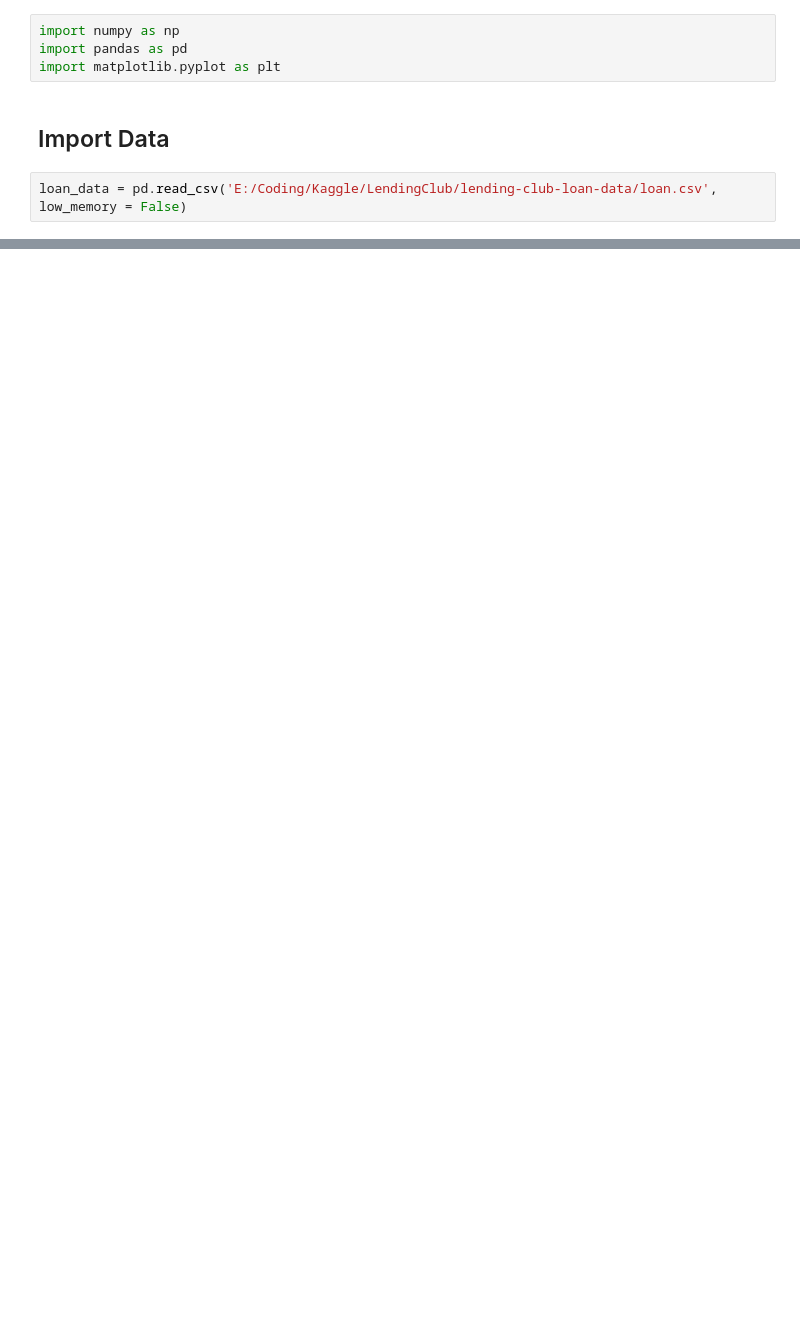
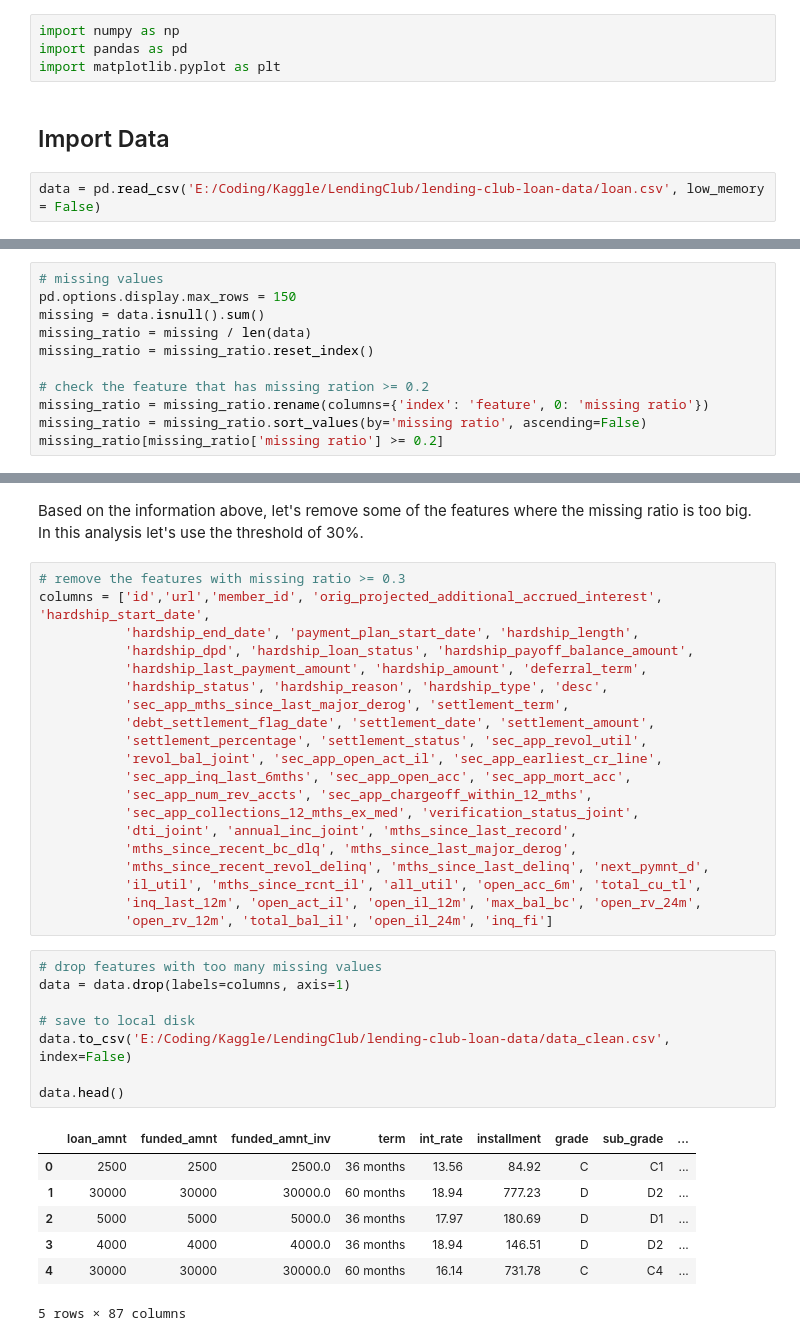
Before and after one commit to randign/Kaggle-LendingClub, a Jupyter notebook: LC-Data Cleaning.ipynb, the cells around one changed output, grey strips where cells are left out. Saved outputs shown, nothing was run; the diff lists cells and outputs as text; blank space fills up the shorter version.

```diff
--- a/LC-Data Cleaning.ipynb
+++ b/LC-Data Cleaning.ipynb
@@ -5,5 +5,5 @@ import matplotlib.pyplot as plt
 # %% [markdown]
 ## Import Data
 # %%
-loan_data = pd.read_csv('E:/Coding/Kaggle/LendingClub/lending-club-loan-data/loan.csv', low_memory = False)
+data = pd.read_csv('E:/Coding/Kaggle/LendingClub/lending-club-loan-data/loan.csv', low_memory = False)
 # %%
@@ -31,0 +36,11 @@ memory usage: 2.4+ GB
+# %%
+# missing values
+pd.options.display.max_rows = 150
+missing = data.isnull().sum()
+missing_ratio = missing / len(data)
+missing_ratio = missing_ratio.reset_index()
+
+# check the feature that has missing ration >= 0.2
+missing_ratio = missing_ratio.rename(columns={'index': 'feature', 0: 'missing ratio'})
+missing_ratio = missing_ratio.sort_values(by='missing ratio', ascending=False)
+missing_ratio[missing_ratio['missing ratio'] >= 0.2]
@@ -31,0 +65,38 @@ memory usage: 2.4+ GB
+# %% [markdown]
+Based on the information above, let's remove some of the features where the missing ratio is too big. In this analysis let's use the threshold of 30%.
+# %%
+# remove the features with missing ratio >= 0.3
+columns = ['id','url','member_id', 'orig_projected_additional_accrued_interest', 'hardship_start_date',
+           'hardship_end_date', 'payment_plan_start_date', 'hardship_length',
+           'hardship_dpd', 'hardship_loan_status', 'hardship_payoff_balance_amount',
+           'hardship_last_payment_amount', 'hardship_amount', 'deferral_term',
+           'hardship_status', 'hardship_reason', 'hardship_type', 'desc',
+           'sec_app_mths_since_last_major_derog', 'settlement_term',
+           'debt_settlement_flag_date', 'settlement_date', 'settlement_amount',
+           'settlement_percentage', 'settlement_status', 'sec_app_revol_util',
+           'revol_bal_joint', 'sec_app_open_act_il', 'sec_app_earliest_cr_line',
+           'sec_app_inq_last_6mths', 'sec_app_open_acc', 'sec_app_mort_acc',
+           'sec_app_num_rev_accts', 'sec_app_chargeoff_within_12_mths',
+           'sec_app_collections_12_mths_ex_med', 'verification_status_joint',
+           'dti_joint', 'annual_inc_joint', 'mths_since_last_record',
+           'mths_since_recent_bc_dlq', 'mths_since_last_major_derog',
+           'mths_since_recent_revol_delinq', 'mths_since_last_delinq', 'next_pymnt_d',
+           'il_util', 'mths_since_rcnt_il', 'all_util', 'open_acc_6m', 'total_cu_tl',
+           'inq_last_12m', 'open_act_il', 'open_il_12m', 'max_bal_bc', 'open_rv_24m',
+           'open_rv_12m', 'total_bal_il', 'open_il_24m', 'inq_fi']
+# %%
+# drop features with too many missing values
+data = data.drop(labels=columns, axis=1)
+
+# save to local disk
+data.to_csv('E:/Coding/Kaggle/LendingClub/lending-club-loan-data/data_clean.csv', index=False)
+
+data.head()
+# %% [output]
+|  | loan_amnt | funded_amnt | funded_amnt_inv | term | int_rate | installment | grade | sub_grade | ... |
+| 0 | 2500 | 2500 | 2500.0 | 36 months | 13.56 | 84.92 | C | C1 | ... |
+| 1 | 30000 | 30000 | 30000.0 | 60 months | 18.94 | 777.23 | D | D2 | ... |
+| 2 | 5000 | 5000 | 5000.0 | 36 months | 17.97 | 180.69 | D | D1 | ... |
+| 3 | 4000 | 4000 | 4000.0 | 36 months | 18.94 | 146.51 | D | D2 | ... |
+| 4 | 30000 | 30000 | 30000.0 | 60 months | 16.14 | 731.78 | C | C4 | ... |
+5 rows × 87 columns
```
Also changed, not shown: parts of 8 cells of this notebook.
